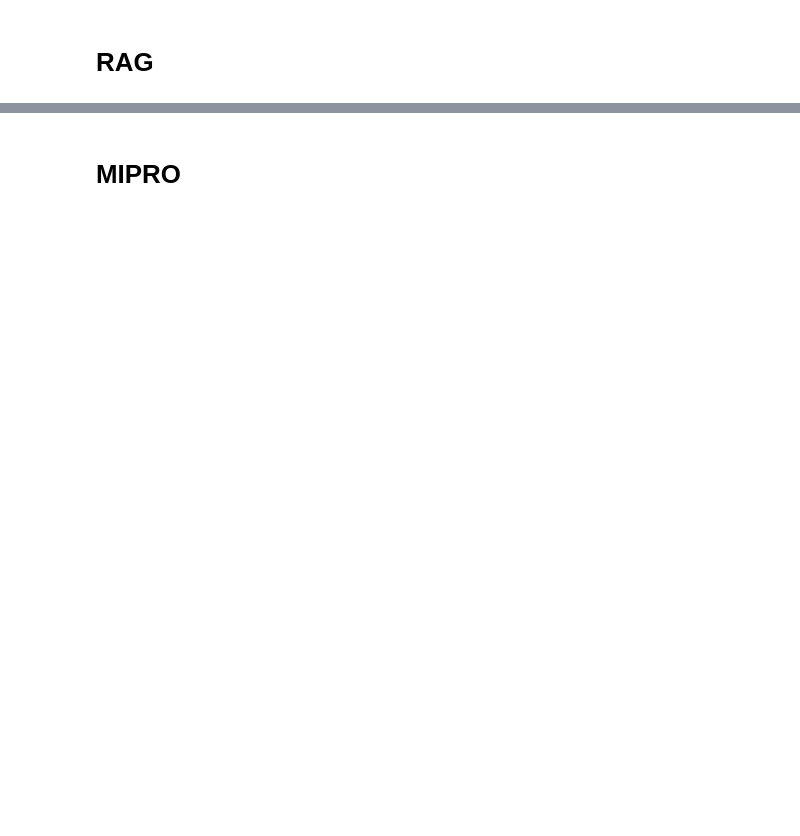
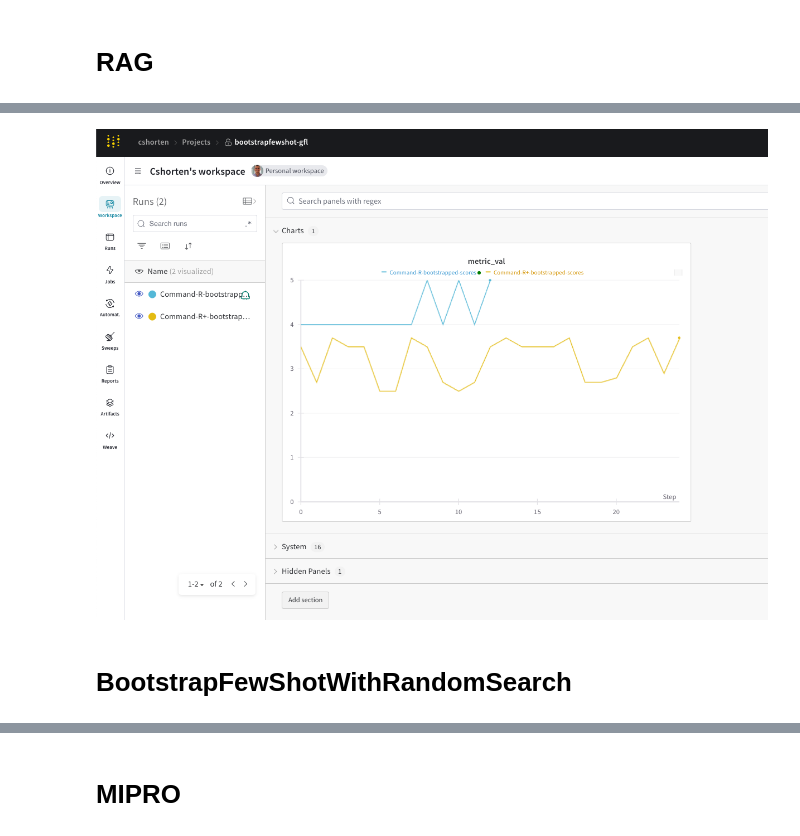
Before and after one commit to weaviate/recipes, a Jupyter notebook: integrations/dspy/5.Advanced-Optimizers.ipynb, the cells around one changed output, grey strips where cells are left out. Cells and saved outputs as stored; diff of their text form; code cells hidden in the pictures; blank space fills up the shorter version.

```diff
--- a/integrations/dspy/5.Advanced-Optimizers.ipynb
+++ b/integrations/dspy/5.Advanced-Optimizers.ipynb
@@ -227,0 +221,8 @@ Average Metric: 19.6 / 5  (392.0%)
+# %%
+from IPython.display import Image, display
+
+display(Image(filename='./weights_and_biases/RAG-optimization-dashboard.png'))
+# %% [output]
+[figure, added]
+# %% [markdown]
+# BootstrapFewShotWithRandomSearch
```
Also changed, not shown: parts of 35 cells of this notebook.
